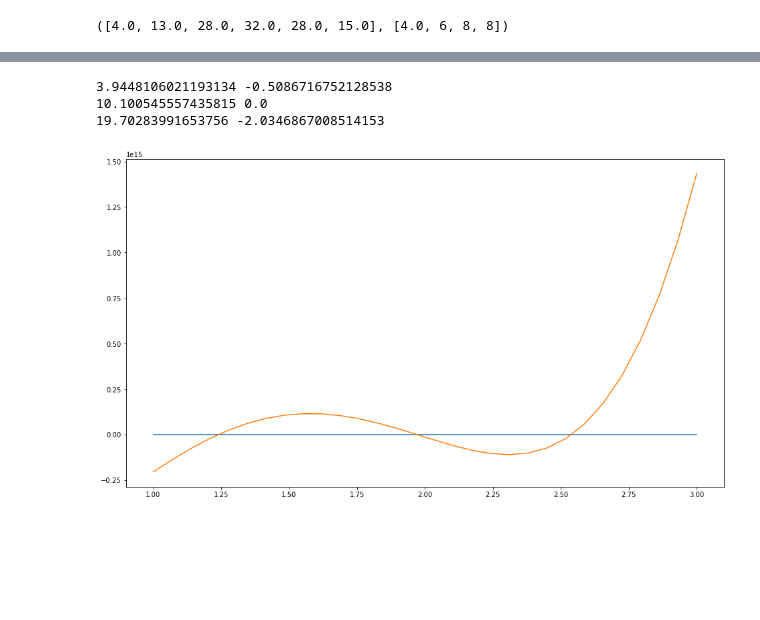
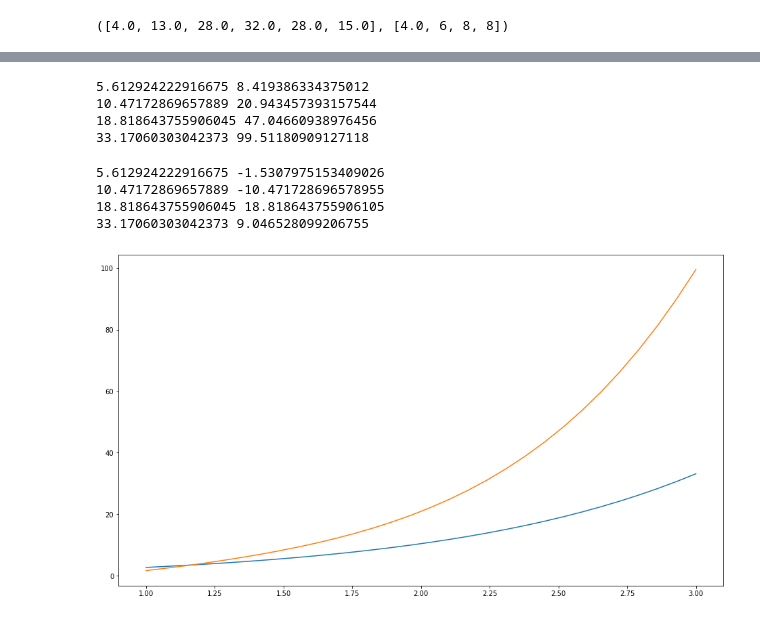
Before and after one commit to Bovrrr/kpfu_3_course_numerical_analisys, a Jupyter notebook: control_work_1/code.ipynb, the cells around one changed output, grey strips where cells are left out. Saved outputs shown, nothing was run; the diff lists cells and outputs as text; code cells hidden in the pictures; blank space fills up the shorter version.

```diff
--- a/control_work_1/code.ipynb
+++ b/control_work_1/code.ipynb
@@ -22,7 +24,8 @@ x_1 = 1.24
 x_2 = 1.97
 x_3 = 2.54
 
-x_collection = [x_1, x_2, x_3]
+control_x_collection = [x_1, x_2, x_3]
+x_collection = [a + k * (b - a) / 4 for k in range(1, 5)]
 # %% [markdown]
 # task 1
 # %%
@@ -148,20 +207,23 @@ a, b, x_collection, [f(x) for x in x_collection], [l.L(x) for x in x_collection]
 # %%
 for x in x_collection:
-    print(f(x), l.L(x))
+    print(f(x), l.L(x, 1))
 # %% [output]
-3.9448106021193134 -0.5086716752128538
-10.100545557435815 0.0
-19.70283991653756 -2.0346867008514153
+5.612924222916675 8.419386334375012
+10.47172869657889 20.943457393157544
+18.818643755906045 47.04660938976456
+33.17060303042373 99.51180909127118
-# %%
-def plot_graphic(fs, a, b, n):
-    f, ax = plt.subplots(1, 1)
-    f.set_size_inches(16, 9)
-    xs = np.linspace(a, b, n)
-    for f in fs:
-        ys = np.array([f(x) for x in xs])
-        sns.lineplot(x=xs, y=ys, ax=ax)
-    plt.show()
+# %%
+for x in x_collection:
+    print(f(x), l.L(x, 2))
+# %% [output]
+5.612924222916675 -1.5307975153409026
+10.47172869657889 -10.471728696578955
+18.818643755906045 18.818643755906105
+33.17060303042373 9.046528099206755
+# %%
+v1 = lambda x: l.L(x, 1)
+v2 = lambda x: l.L(x, 2)
 # %%
-plot_graphic([f, l.L], a, b, 30)
+plot_graphic([f, v1], a, b, 30)
 # %% [output]
-[figure, old version]
+[figure, new version]
```
Also changed, not shown: parts of 7 cells of this notebook, 1 other file.
